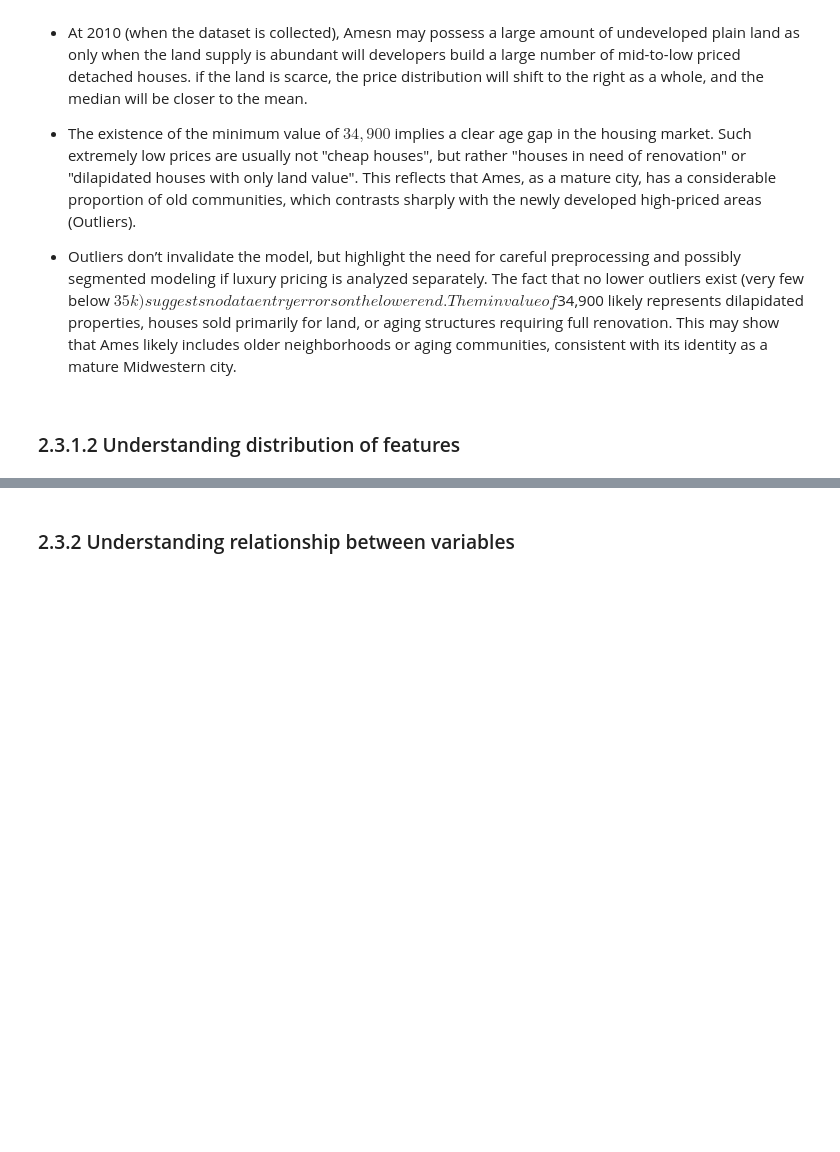
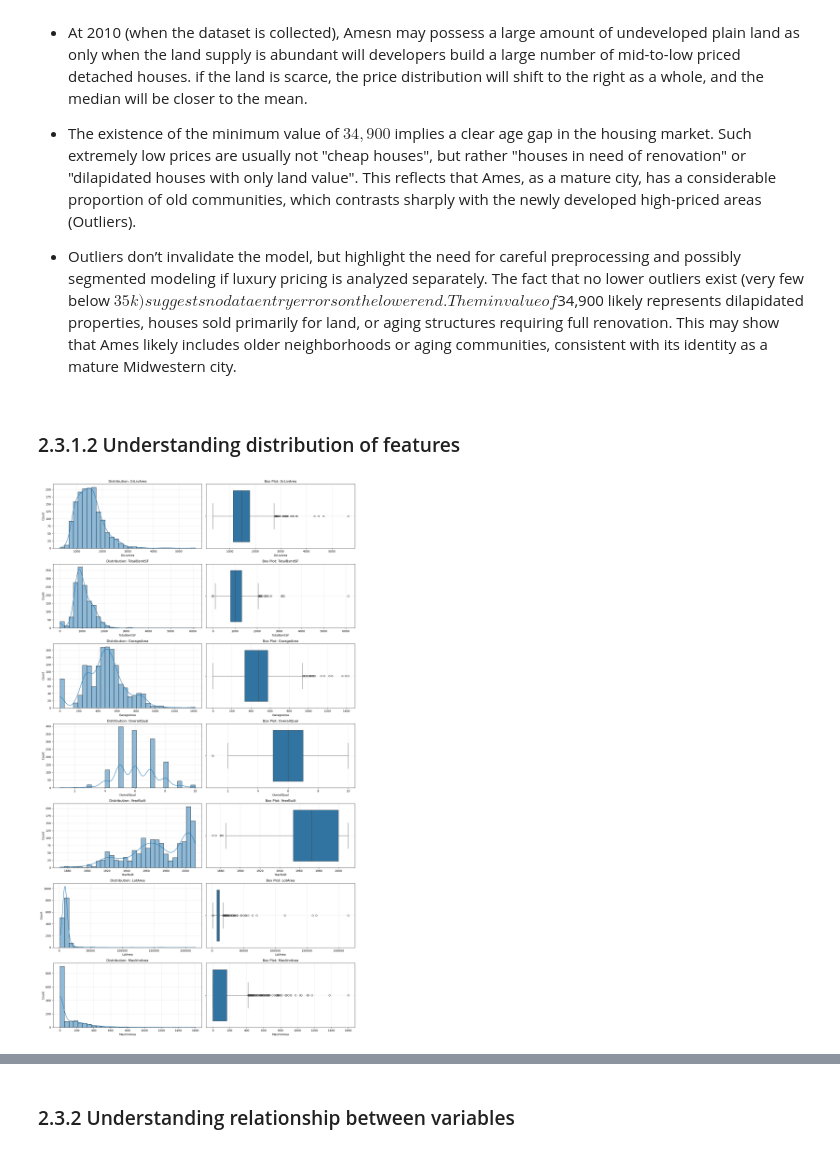
Before and after one commit to 1213dsas/MLDP-Project3, a Jupyter notebook: MLDP Program Codes Submission Template.ipynb, the cells around one changed output, grey strips where cells are left out. Drawn from its saved outputs; the diff is of its cells as text; code cells hidden in the pictures; blank space fills up the shorter version.

```diff
--- a/MLDP Program Codes Submission Template.ipynb
+++ b/MLDP Program Codes Submission Template.ipynb
@@ -278,0 +266,27 @@ Text(0.5, 1.0, 'Box Plot of SalePrice')
+# %%
+# by using histogram, boxplot to analyze the distribution of numerical features
+# based on the results
+# all the diagram is dwed to the left
+# there are many outliers which means there may have many missing
+cols_to_plot = ["GrLivArea", "TotalBsmtSF", "GarageArea", "OverallQual", "YearBuilt",'LotArea','MasVnrArea']
+
+n = len(cols_to_plot)
+fig, axes = plt.subplots(n, 2, figsize=(16, 4*n))
+
+for idx, col in enumerate(cols_to_plot):
+    s = df[col].dropna()
+
+    # 1) Histogram
+    sns.histplot(s, bins=30, kde=True, ax=axes[idx, 0])
+    axes[idx, 0].set_title(f"Distribution: {col}")
+    axes[idx, 0].grid(True, alpha=0.3)
+
+    # 2) Boxplot
+    sns.boxplot(x=s, ax=axes[idx, 1])
+    axes[idx, 1].set_title(f"Box Plot: {col}")
+    axes[idx, 1].grid(True, alpha=0.3)
+
+plt.tight_layout()
+plt.show()
+# %% [output]
+[figure, added]
```
Also changed, not shown: parts of 10 cells of this notebook.
